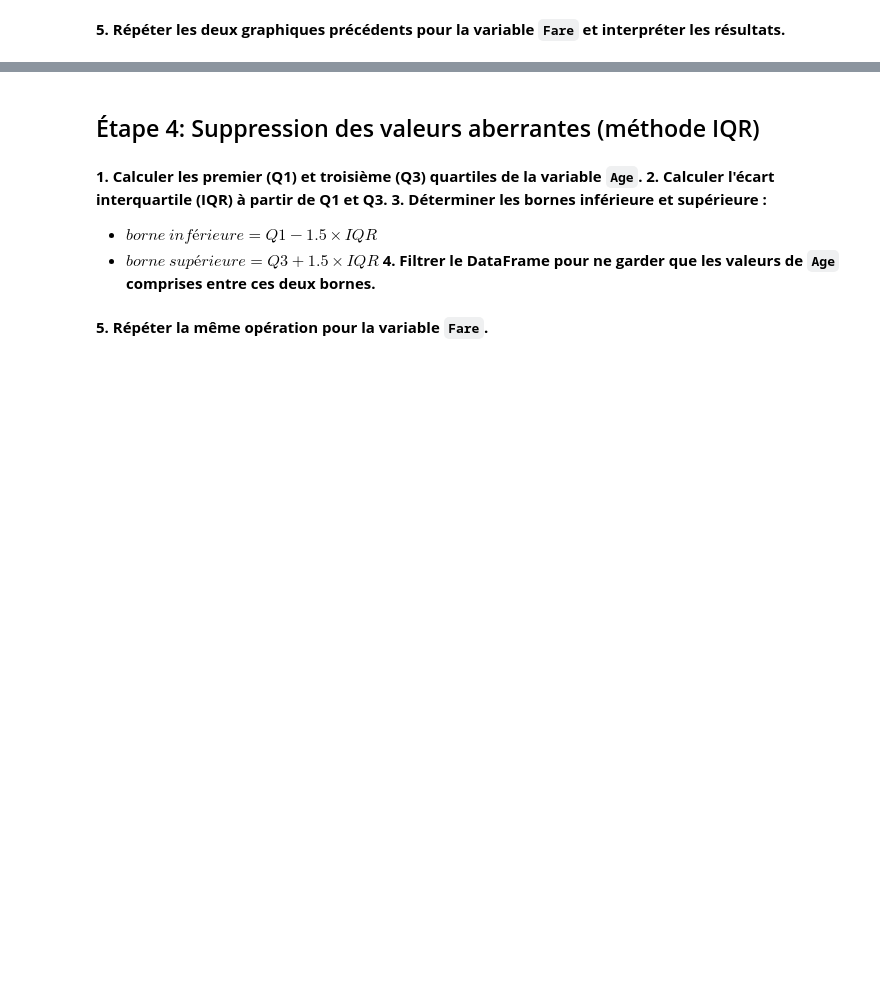
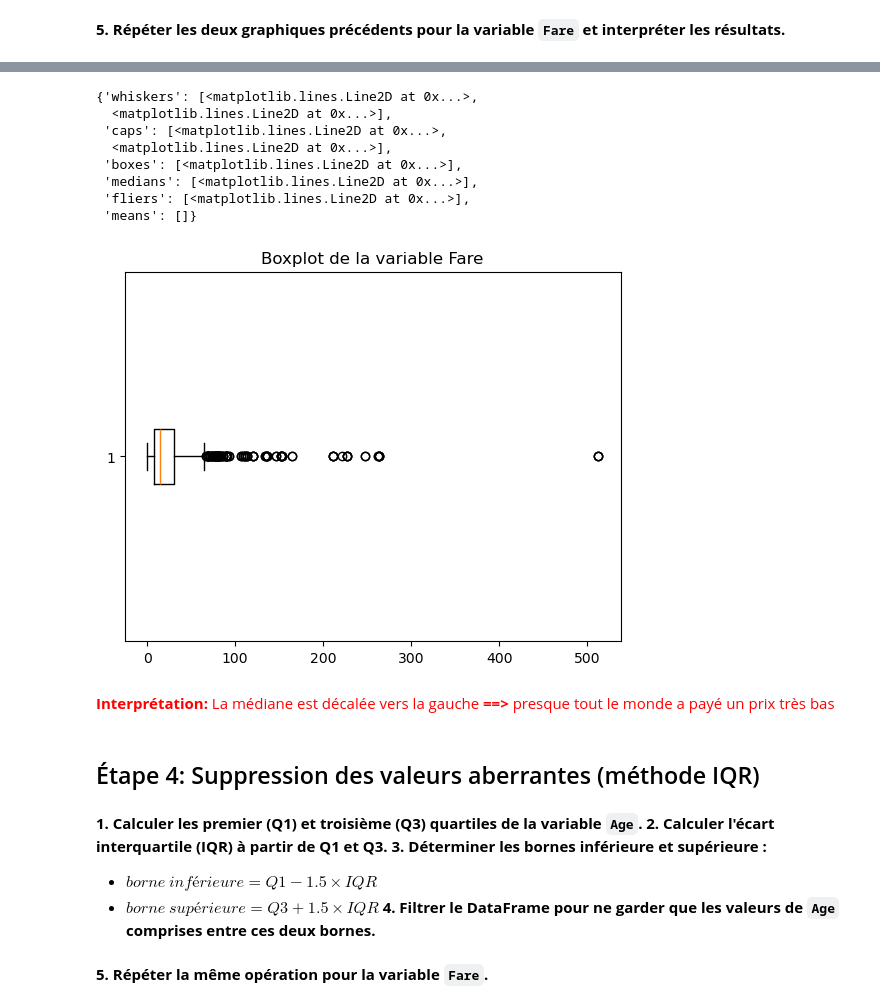
Before and after one commit to Yahyawi99/TP-ML, a Jupyter notebook: data-preprocessing/main.ipynb, the cells around one changed output, grey strips where cells are left out. Drawn from its saved outputs; the diff is of its cells as text; code cells hidden in the pictures; blank space fills up the shorter version.

```diff
--- a/data-preprocessing/main.ipynb
+++ b/data-preprocessing/main.ipynb
@@ -175,5 +227,22 @@ import matplotlib.pyplot as plt
 # %%
 # Boxplot pour Fare
+import matplotlib.pyplot as plt
+
+
+plt.title("Boxplot de la variable Fare")
+plt.boxplot(data=df,x="Fare",orientation="horizontal")
+# %% [output]
+{'whiskers': [<matplotlib.lines.Line2D at 0x...>,
+  <matplotlib.lines.Line2D at 0x...>],
+ 'caps': [<matplotlib.lines.Line2D at 0x...>,
+  <matplotlib.lines.Line2D at 0x...>],
+ 'boxes': [<matplotlib.lines.Line2D at 0x...>],
+ 'medians': [<matplotlib.lines.Line2D at 0x...>],
+ 'fliers': [<matplotlib.lines.Line2D at 0x...>],
+ 'means': []}
+[figure, added]
+# %% [markdown]
+<div style="color:red"><b>Interprétation:</b> La médiane est décalée vers la gauche <b>==></b> presque tout le monde a payé un prix très bas</div>
 # %% [markdown]
 ## Étape 4: Suppression des valeurs aberrantes (méthode IQR)
 # %% [markdown]
```
Also changed, not shown: parts of 15 cells of this notebook.
